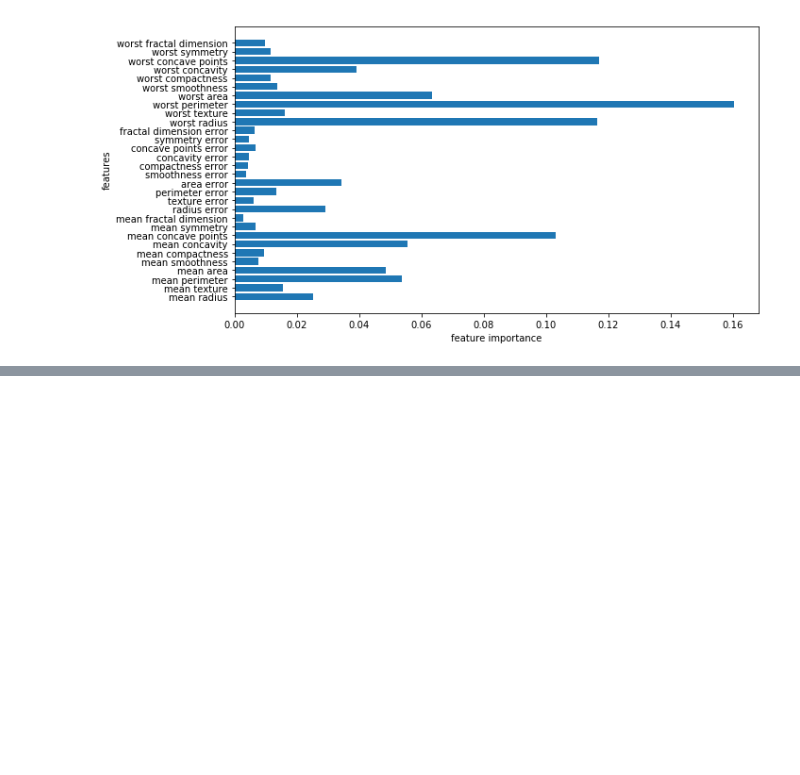
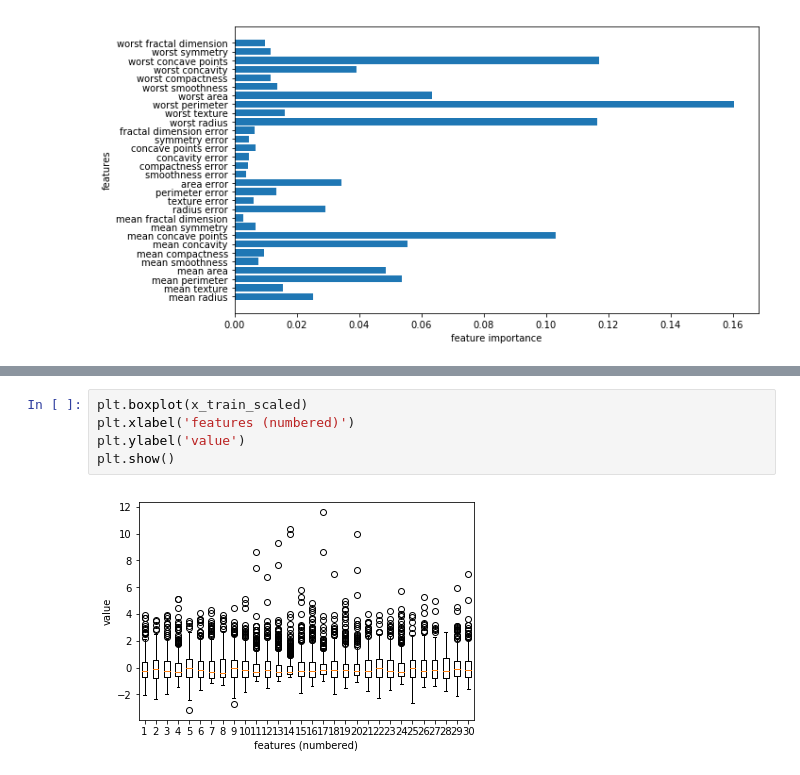
Before and after one commit to k821209/biostatistics, a Jupyter notebook: ML_170928_supervised_learning.ipynb, the cells around one changed output, grey strips where cells are left out. Drawn from its saved outputs; the diff is of its cells as text; blank space fills up the shorter version.

```diff
--- a/ML_170928_supervised_learning.ipynb
+++ b/ML_170928_supervised_learning.ipynb
@@ -618,0 +715,7 @@ plt.show()
+# %%
+plt.boxplot(x_train_scaled)
+plt.xlabel('features (numbered)')
+plt.ylabel('value')
+plt.show()
+# %% [output]
+[figure, added]
```
Also changed, not shown: parts of 21 cells of this notebook, 3 other files.
